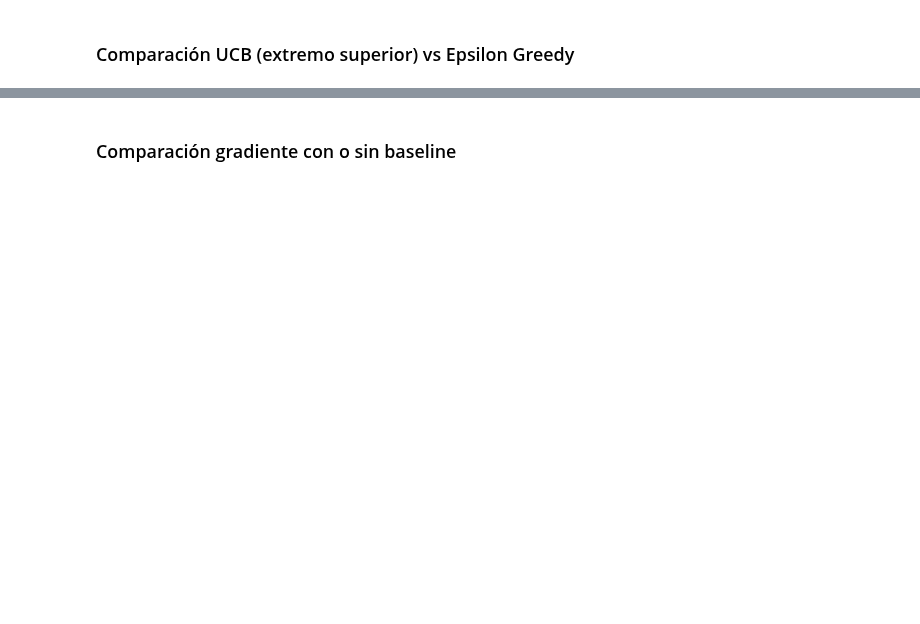
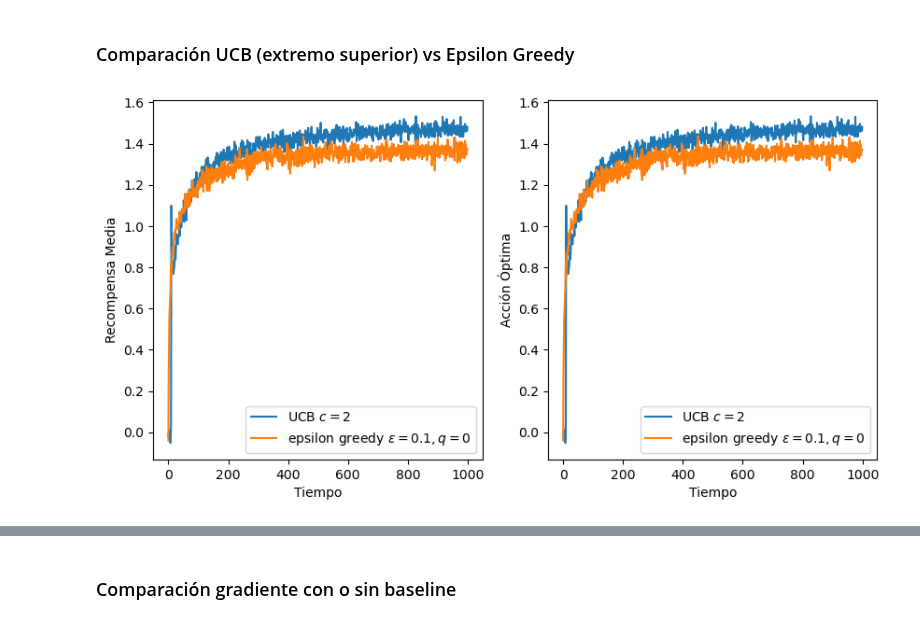
Before and after one commit to LeninGF/CoursesNotes, a Jupyter notebook: MarkovRL/00-TragaMonedas-RL.ipynb, the cells around one changed output, grey strips where cells are left out. Drawn from its saved outputs; the diff is of its cells as text; code cells hidden in the pictures; blank space fills up the shorter version.

```diff
--- a/MarkovRL/00-TragaMonedas-RL.ipynb
+++ b/MarkovRL/00-TragaMonedas-RL.ipynb
@@ -92,11 +90,11 @@ class Politica:
         self.actualizar_politica.reset()
 
 class PoliticaEpsilonGreedy(Politica):
-    def __init__(self, actualizar_politica: ActualizarPolitica, num_acciones: int, epsilon: float, iniciales: float=0.):
+    def __init__(self, actualizar_politica:ActualizarPolitica, num_acciones:int, epsilon:float, iniciales:float=0.):
         super().__init__(actualizar_politica, num_acciones, iniciales)
         self.epsilon = epsilon
     def actuar(self):
-        if np.random.rand()< self.epsilon:
+        if np.random.rand() < self.epsilon:
             return np.random.randint(0, self.n)
         q_max = np.max(self.q_est)
         return np.random.choice(np.where(self.q_est==q_max)[0])
@@ -106,13 +104,13 @@ class PoliticaEpsilonGreedy(Politica):
 
 class PoliticaUCB(Politica):
     # extremo superior de confianza
-    def __init__(self, actualizar_politica: ActualizarPolitica, num_acciones: int, UCB_param:float, iniciales: float=0.):
+    def __init__(self, actualizar_politica:ActualizarPolitica, num_acciones:int, UCB_param:float, iniciales:float=0.):
         super().__init__(actualizar_politica, num_acciones, iniciales)
         self.UCB_param = UCB_param
         self.tiempo = 0
         self.contador_accion = np.zeros(self.n)
     def actuar(self):
-        UCB_est = self.q_est+self.UCB_param*np.sqrt(np.log(self.tiempo)/(self.contador_accion+1e-5)) # numero agregado para evitar div por 0
+        UCB_est = self.q_est+self.UCB_param*np.sqrt(np.log(self.tiempo+1)/(self.contador_accion+1e-5)) # numero agregado para evitar div por 0
         q_max = np.max(UCB_est)
         return  np.random.choice(np.where(UCB_est==q_max)[0])
     def avanzar(self, accion:int, recompensa:float):
@@ -133,7 +131,6 @@ class PoliticaGradiente(Politica):
         prob_accion = exp_h/np.sum(exp_h)
         return np.random.choice(np.arange(0, self.n), p=prob_accion)
     def avanzar(self, accion: int, recompensa: float):
-        # super().avanzar(accion, recompensa)
         self.actualizar_politica.actualizar(self, accion, recompensa)
 # %% [markdown]
 ## Entorno
@@ -200,2 +246,35 @@ contador_mejor_accion, recompensas = simulador(intentos, tiempo, bandidos, entor
 # %% [markdown]
 ### Comparación UCB (extremo superior) vs Epsilon Greedy
+# %%
+%%time
+## comparacion UCB vs Epsilon Greedy
+
+entorno = Entorno(k)
+
+bandidos = [
+    PoliticaUCB(ActualizarMediaAritmetica(k),k,2),
+    PoliticaEpsilonGreedy(ActualizarMediaAritmetica(k),k,0.1),
+]
+
+contador_mejor_accion, recompensas = simulador(intentos, tiempo, bandidos, entorno)
+
+plt.figure(figsize=(10,5))
+
+plt.subplot(1,2,1)
+plt.plot(recompensas[0], label='UCB $c=2$')
+plt.plot(recompensas[1], label='epsilon greedy $\epsilon = 0.1, q = 0 $')
+plt.xlabel('Tiempo')
+plt.ylabel('Recompensa Media')
+plt.legend()
+
+
+plt.subplot(1,2,2)
+plt.plot(recompensas[0], label='UCB $c=2$')
+plt.plot(recompensas[1], label='epsilon greedy $\epsilon = 0.1, q = 0 $')
+plt.xlabel('Tiempo')
+plt.ylabel('Acción Óptima')
+plt.legend()
+
+plt.show()
+# %% [output]
+[figure, added]
```
Also changed, not shown: parts of 8 cells of this notebook.
